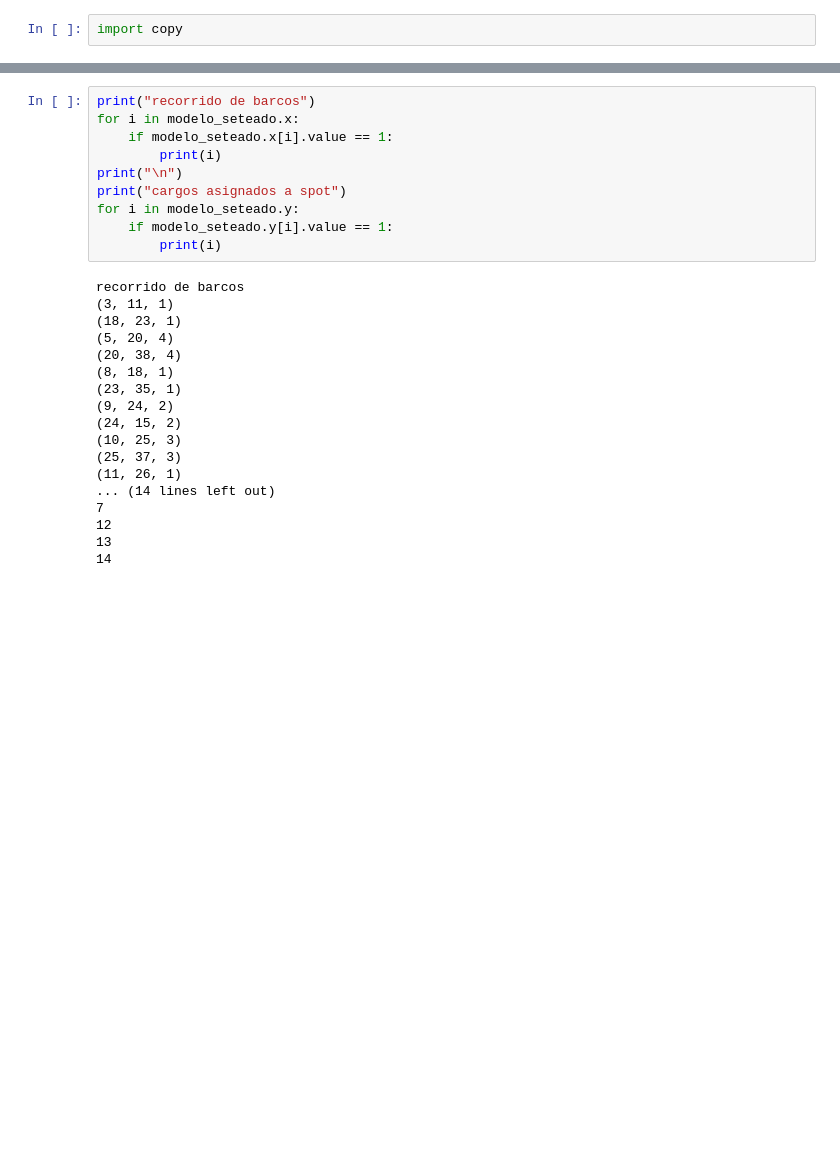
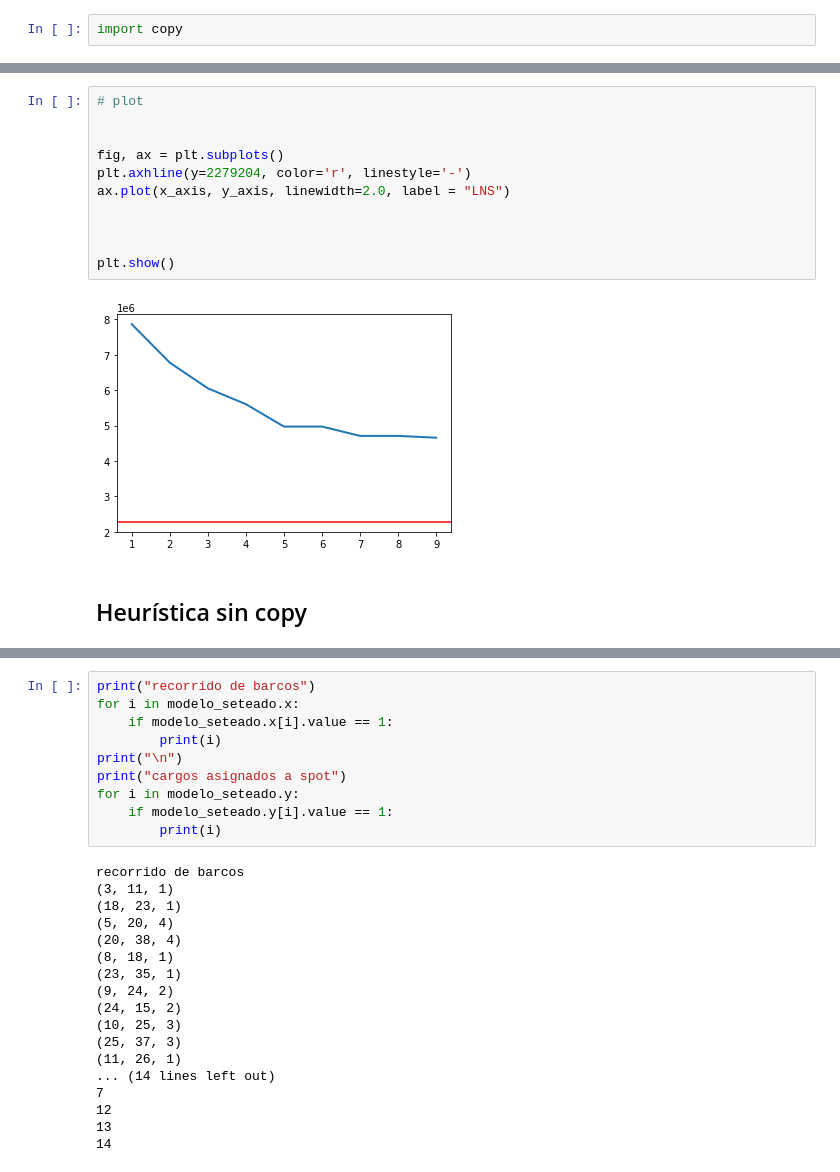
Before and after one commit to jrvalenzuela/Proyecto-capstone, a Jupyter notebook: Modelo_heuristicas.ipynb, the cells around one changed output, grey strips where cells are left out. Saved outputs shown, nothing was run; the diff lists cells and outputs as text; blank space fills up the shorter version.

Commit message:
graph

```diff
--- a/Modelo_heuristicas.ipynb
+++ b/Modelo_heuristicas.ipynb
@@ -373,3 +373,18 @@ iteración: 9
+# %%
+# plot
+
+
+fig, ax = plt.subplots()
+plt.axhline(y=2279204, color='r', linestyle='-')
+ax.plot(x_axis, y_axis, linewidth=2.0, label = "LNS")
+
+
+
+plt.show()
+# %% [output]
+[figure, added]
+# %% [markdown]
+## Heurística sin copy
 # %%
 import random
 import time
```
Also changed, not shown: parts of 5 cells of this notebook.
